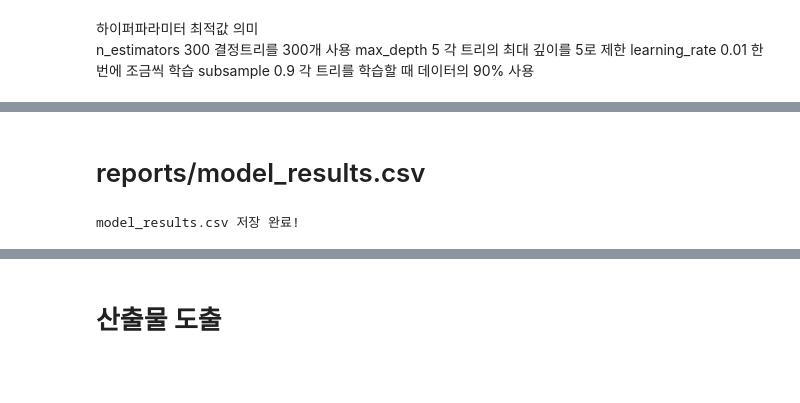
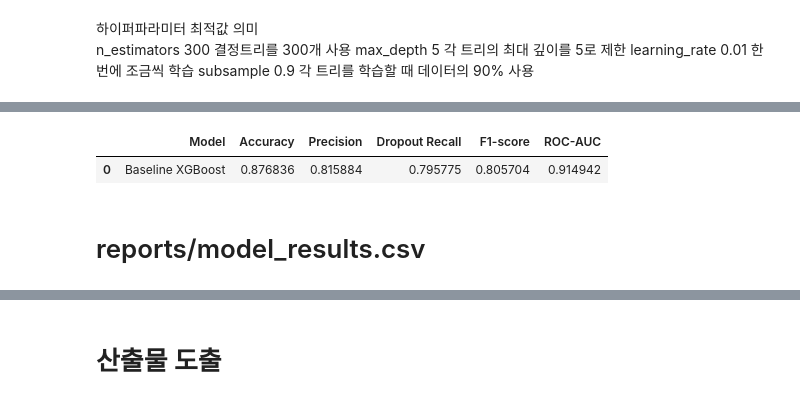
Before and after one commit to SKNETWORKS-FAMILY-AICAMP/SKN35-2nd-1Team, a Jupyter notebook: src/xgboost.ipynb, the cells around one changed output, grey strips where cells are left out. Cells and saved outputs as stored; diff of their text form; code cells hidden in the pictures; blank space fills up the shorter version.

```diff
--- a/src/xgboost.ipynb
+++ b/src/xgboost.ipynb
@@ -1253,47 +1990,7 @@ Feature Importance 분석에서는 2학기 승인율이 가장 중요한 변수
+# %%
+baseline_result
+# %% [output]
+|  | Model | Accuracy | Precision | Dropout Recall | F1-score | ROC-AUC |
+| 0 | Baseline XGBoost | 0.876836 | 0.815884 | 0.795775 | 0.805704 | 0.914942 |
 # %% [markdown]
 # reports/model_results.csv
-# %%
-# =====================================================================
-# [최종 모델 비교 결과 저장]
-# =====================================================================
-
-model_results = pd.DataFrame({
-    'Model': [
-        'Baseline XGBoost',
-        'Tuned XGBoost'
-    ],
-
-    'Accuracy': [
-        0.876836,
-        0.877966
-    ],
-
-    'Precision': [
-        0.815884,
-        0.803448
-    ],
-
-    'Dropout Recall': [
-        0.795775,
-        0.820423
-    ],
-
-    'F1-score': [
-        0.805704,
-        0.811847
-    ],
-
-    'ROC-AUC': [
-        0.914942,
-        0.932021
-    ]
-})
-
-model_results.to_csv(
-    '../reports/model_results.csv',
-    index=False
-)
-
-print("\nmodel_results.csv 저장 완료!")
-# %% [output]
-model_results.csv 저장 완료!
```
Also changed, not shown: parts of 17 cells of this notebook, 3 other files.
